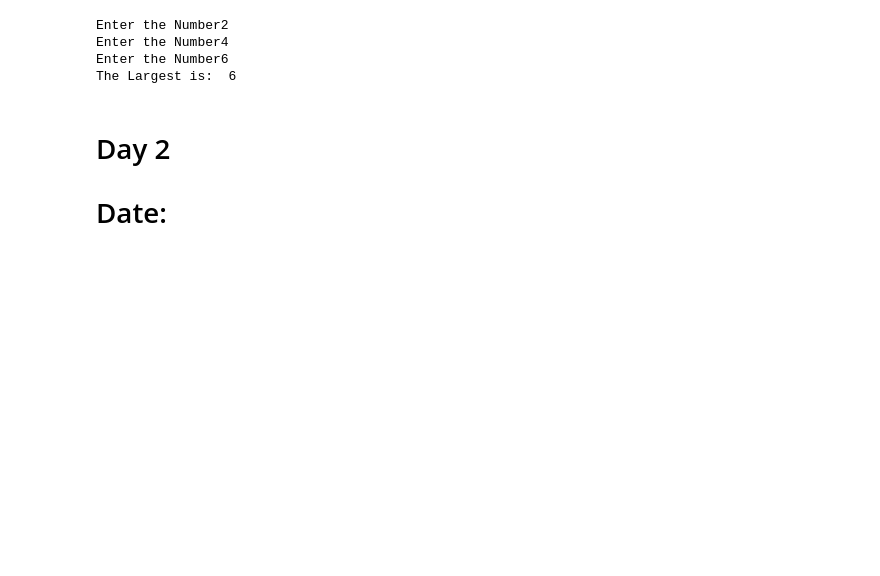
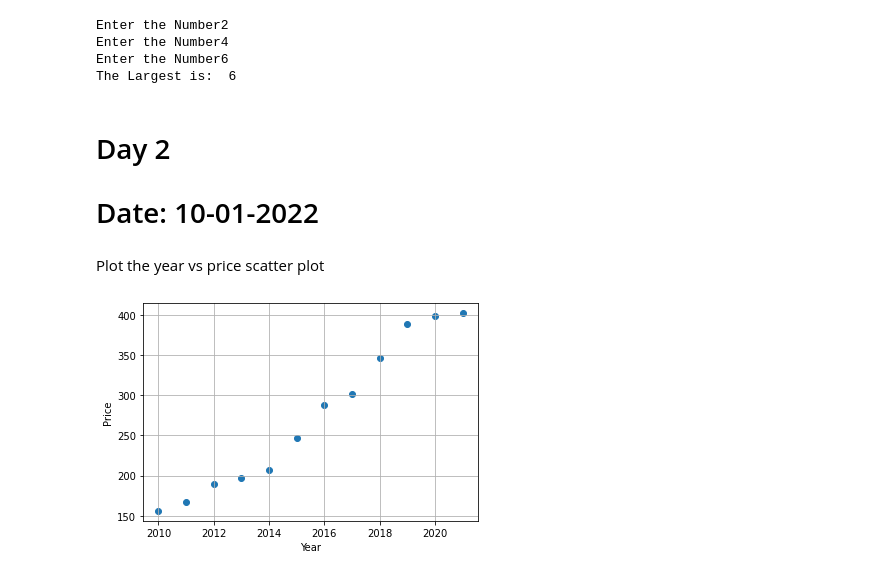
Before and after one commit to ronxldwilson/Python-Notes, a Jupyter notebook: Complex_Analysis.ipynb, the cells around one changed output. Cells and saved outputs as stored; diff of their text form; code cells hidden in the pictures; blank space fills up the shorter version.

```diff
--- a/Complex_Analysis.ipynb
+++ b/Complex_Analysis.ipynb
@@ -94,4 +94,17 @@ Enter the Number6
 The Largest is:  6
 # %% [markdown]
 # Day 2
-# Date:
+# Date: 10-01-2022
+# %% [markdown]
+Plot the year vs price scatter plot
+# %%
+import matplotlib.pyplot as plt
+Year=[2010,2011,2012,2013,2014,2015,2016,2017,2018,2019,2020,2021] # array of years
+price=[156,166.9,189,196.9,207.1,247,288.0,302,346,388,399,402]
+plt.scatter(Year,price)
+plt.xlabel("Year")
+plt.ylabel("Price")
+plt.grid()
+plt.show()
+# %% [output]
+[figure, added]
```
Also changed, not shown: parts of 63 cells of this notebook.
